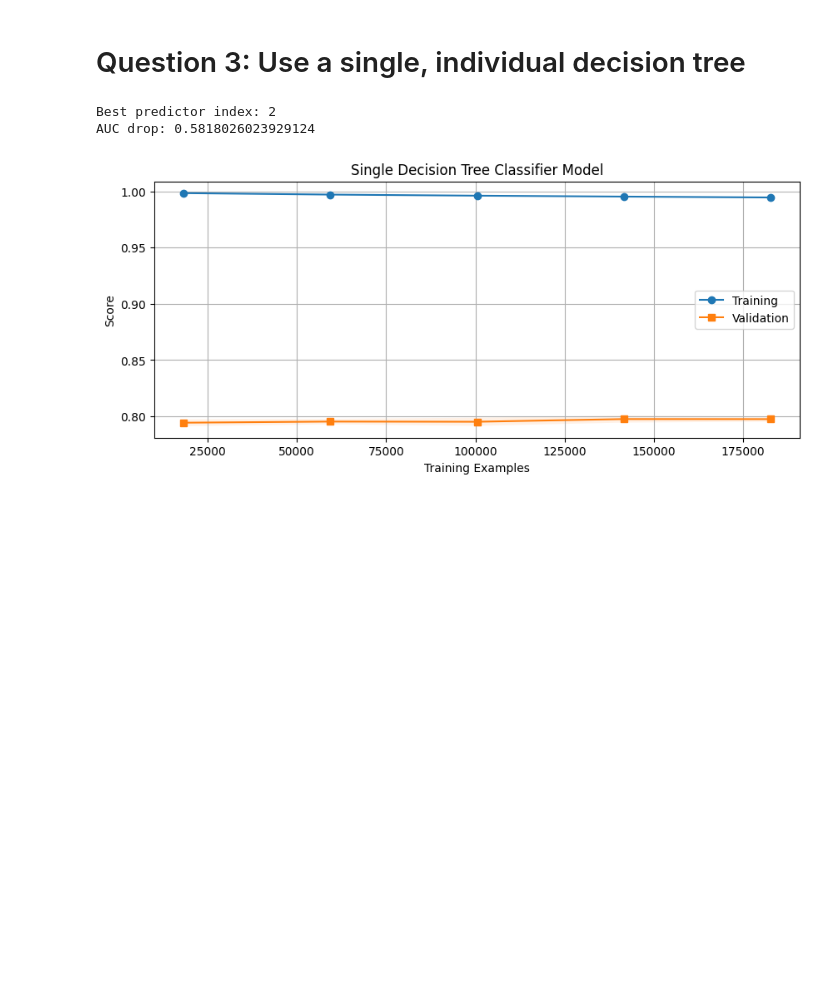
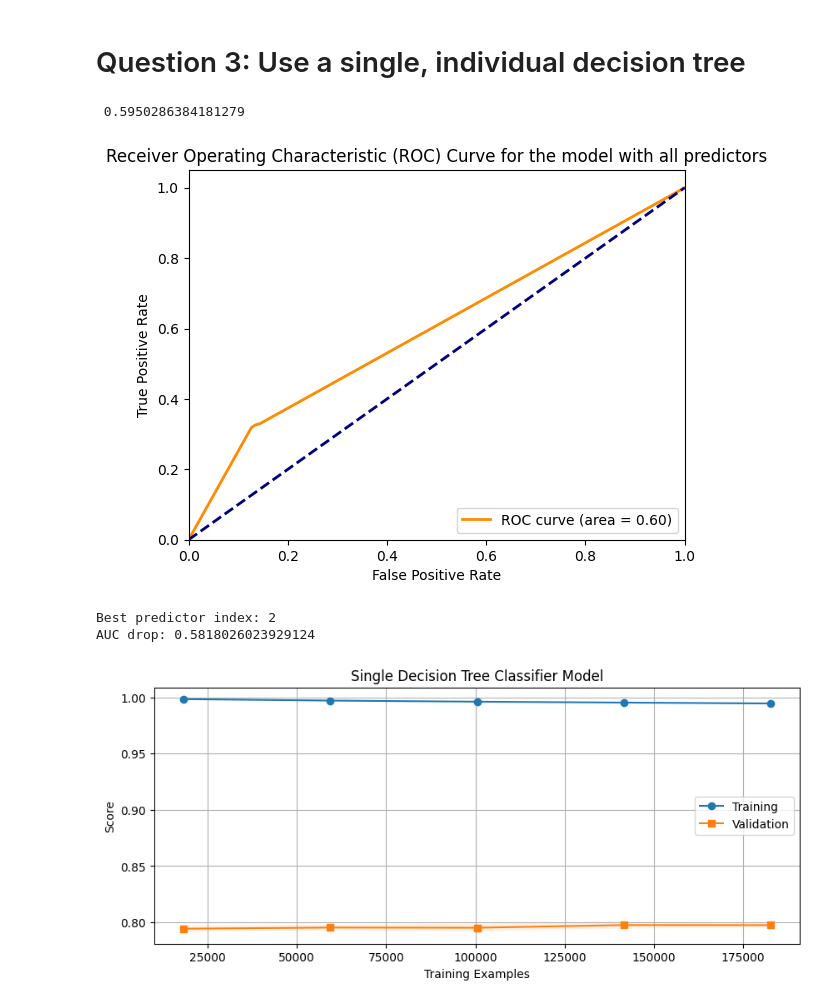
Before and after one commit to whykay-01/machine-learning, a Jupyter notebook: homeworks/hwk3/hwk-working.ipynb, the cells around one changed output. Drawn from its saved outputs; the diff is of its cells as text; code cells hidden in the pictures; blank space fills up the shorter version.

```diff
--- a/homeworks/hwk3/hwk-working.ipynb
+++ b/homeworks/hwk3/hwk-working.ipynb
@@ -426,35 +426,44 @@ from sklearn.tree import DecisionTreeClassifier
 clf = DecisionTreeClassifier(random_state=42)
 clf.fit(X_train, y_train)
 
 # Calculate the baseline AUC score
 initial_auc = roc_auc_score(y_test, clf.predict_proba(X_test)[:, 1])
+print("", initial_auc)
+
+predicted_probabilities = clf.predict_proba(X_test)[:, 1]
+true_labels = y_test
+auc_score_full_model = roc_auc_score(true_labels, predicted_probabilities)
+
+graph_auc_curve_log_reg(svm, predicted_probabilities, true_labels)
 
 # Iterate through each predictor
 auc_changes = []
 for i in range(X.shape[1]):
     # Remove one predictor
     X_train_reduced = np.delete(X_train, i, axis=1)
     X_test_reduced = np.delete(X_test, i, axis=1)
 
     # Retrain the model on the reduced dataset
     clf.fit(X_train_reduced, y_train)
 
     # Calculate the AUC score after removing the predictor
     auc = roc_auc_score(y_test, clf.predict_proba(X_test_reduced)[:, 1])
 
     # Compute the difference between baseline AUC and AUC after removing the predictor
     # auc_diff = initial_auc - auc
     auc_changes.append(auc)
 
 # Find the index of the predictor with the largest drop in AUC
 best_predictor_index = np.argmin(auc_changes)
 best_auc_drop = auc_changes[best_predictor_index]
 
 print("Best predictor index:", best_predictor_index)
 print("AUC drop:", best_auc_drop)
 # %% [output]
-Best predictor index: 2
-AUC drop: 0.5818026023929124
+ 0.5950286384181279
+[figure, added]
+Best predictor index: 2
+AUC drop: 0.5818026023929124
 # %%
 graph_learning_curve(clf, X_train, y_train, splitter, "Single Decision Tree Classifier")
 # %% [output]
```
Also changed, not shown: 4 other files.
